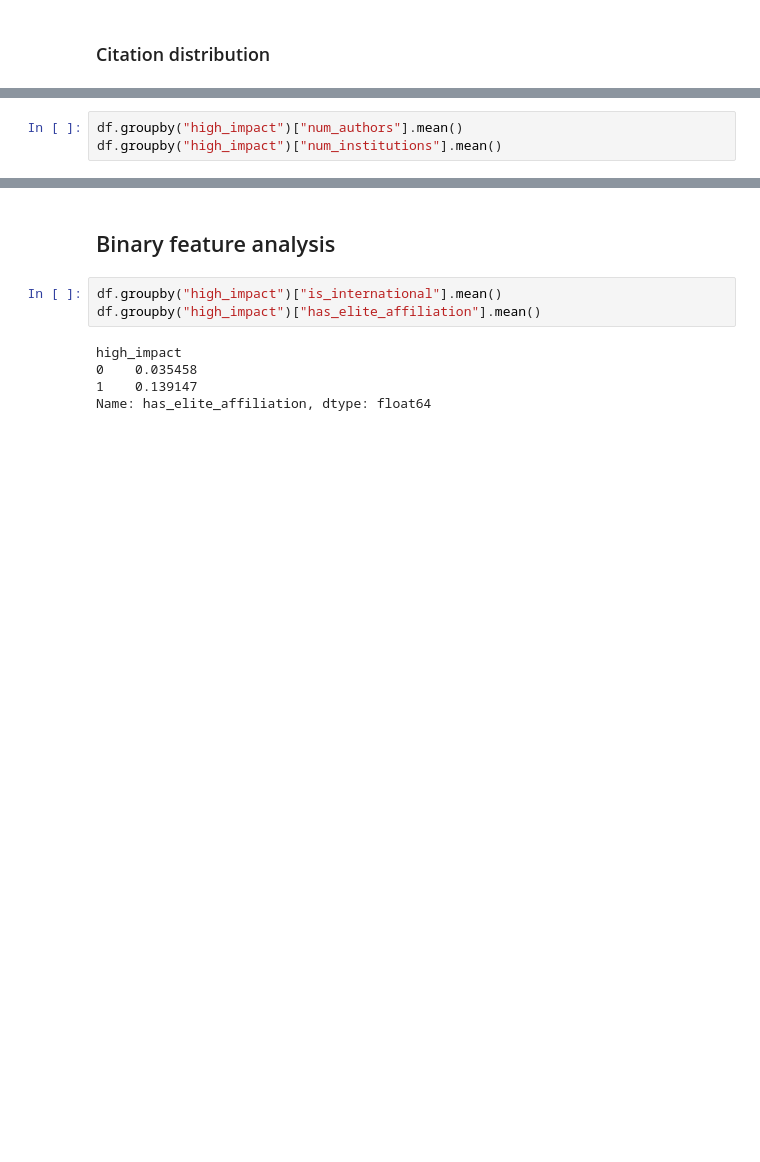
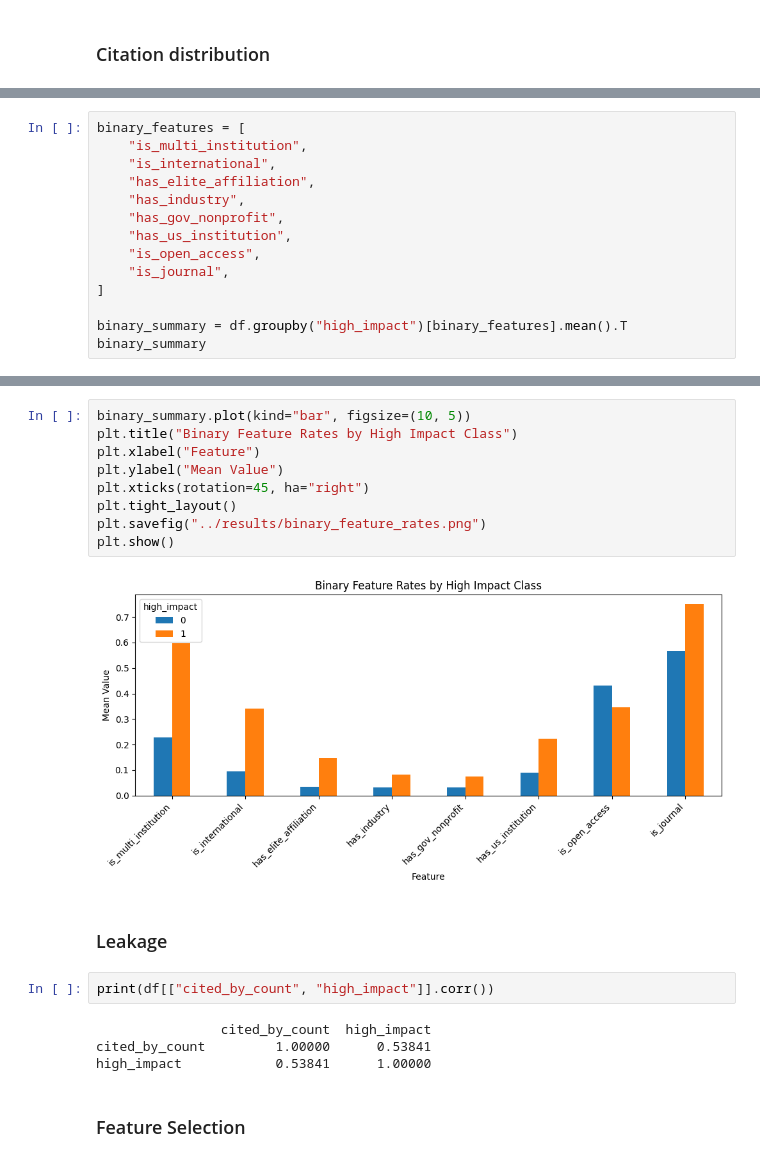
Before and after one commit to nidhijadhav/citation-impact-project, a Jupyter notebook: notebooks/00_eda.ipynb, the cells around one changed output, grey strips where cells are left out. Drawn from its saved outputs; the diff is of its cells as text; blank space fills up the shorter version.

```diff
--- a/notebooks/00_eda.ipynb
+++ b/notebooks/00_eda.ipynb
@@ -139,4 +158,15 @@ Name: high_impact, dtype: float64
 # %%
-df.groupby("high_impact")["num_authors"].mean()
-df.groupby("high_impact")["num_institutions"].mean()
+binary_features = [
+    "is_multi_institution",
+    "is_international",
+    "has_elite_affiliation",
+    "has_industry",
+    "has_gov_nonprofit",
+    "has_us_institution",
+    "is_open_access",
+    "is_journal",
+]
+
+binary_summary = df.groupby("high_impact")[binary_features].mean().T
+binary_summary
 # %% [output]
@@ -147,10 +182,21 @@ Name: num_institutions, dtype: float64
-# %% [markdown]
-## Binary feature analysis
 # %%
-df.groupby("high_impact")["is_international"].mean()
-df.groupby("high_impact")["has_elite_affiliation"].mean()
+binary_summary.plot(kind="bar", figsize=(10, 5))
+plt.title("Binary Feature Rates by High Impact Class")
+plt.xlabel("Feature")
+plt.ylabel("Mean Value")
+plt.xticks(rotation=45, ha="right")
+plt.tight_layout()
+plt.savefig("../results/binary_feature_rates.png")
+plt.show()
 # %% [output]
-high_impact
-0    0.035458
-1    0.139147
-Name: has_elite_affiliation, dtype: float64
+[figure, added]
+# %% [markdown]
+### Leakage
+# %%
+print(df[["cited_by_count", "high_impact"]].corr())
+# %% [output]
+                cited_by_count  high_impact
+cited_by_count         1.00000      0.53841
+high_impact            0.53841      1.00000
+# %% [markdown]
+### Feature Selection
```
Also changed, not shown: parts of 14 cells of this notebook, 23 other files.
